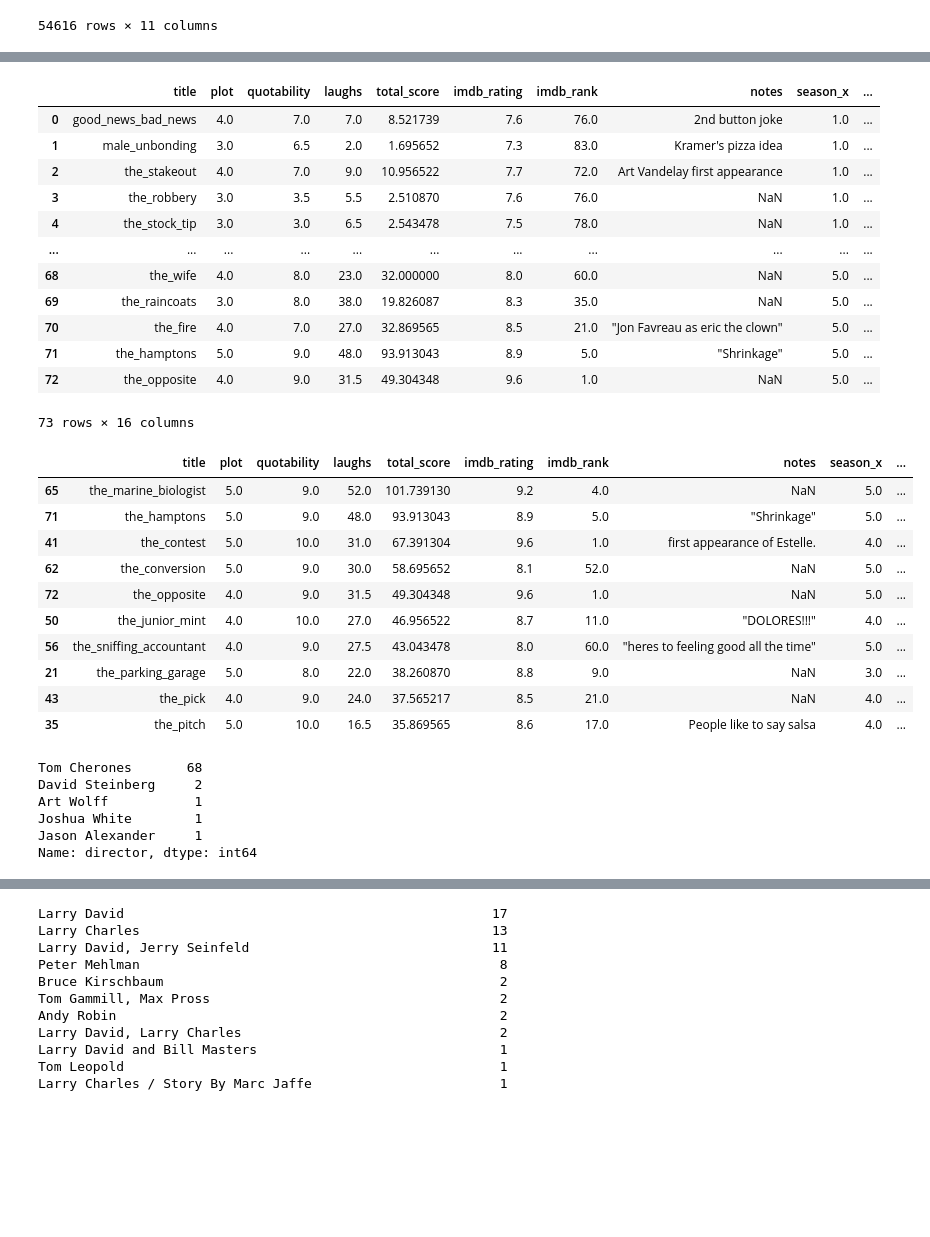
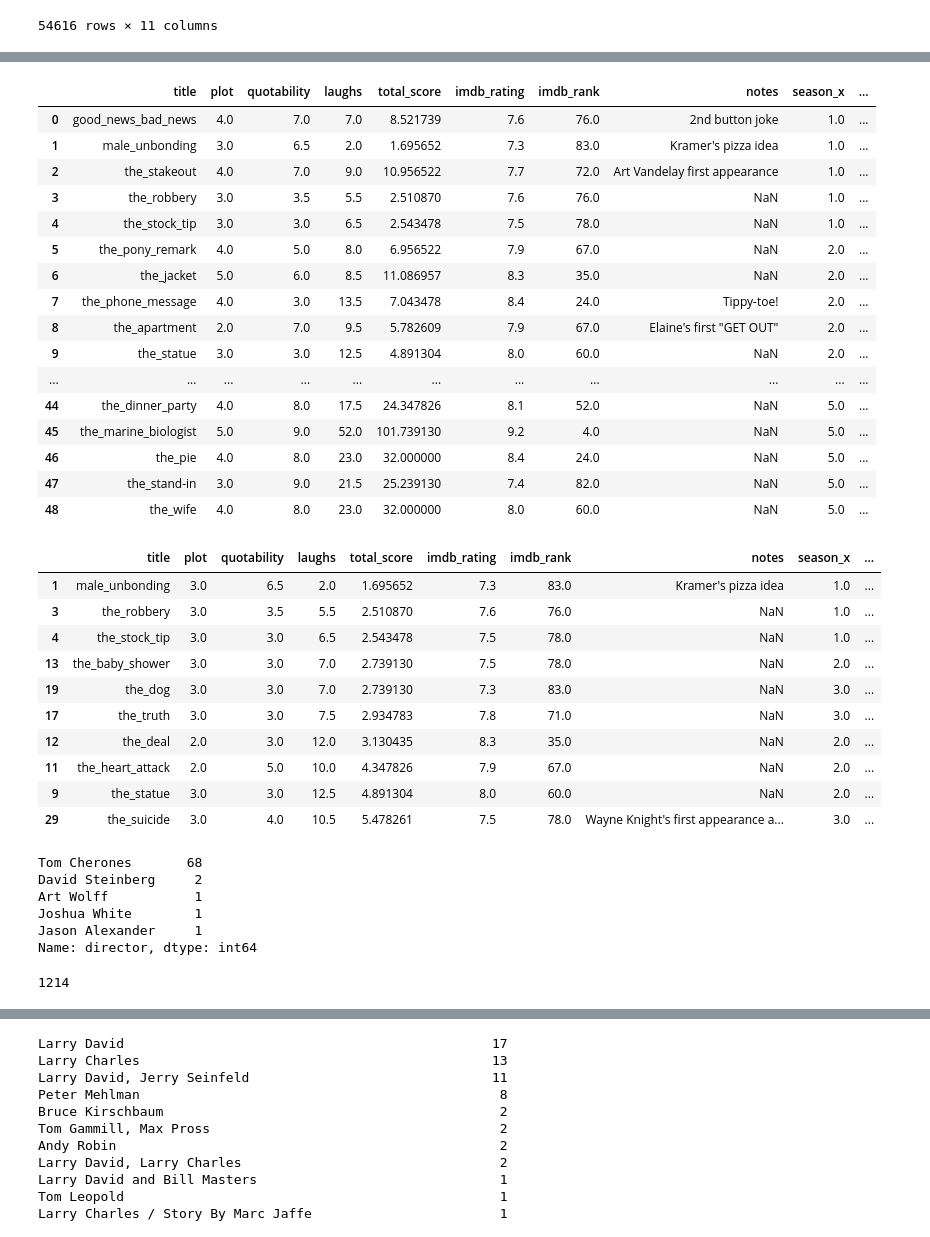
Before and after one commit to kevin-mal-smith/seinfeld, a Jupyter notebook: seinfeld_acquire.ipynb, the cells around one changed output, grey strips where cells are left out. Cells and saved outputs as stored; diff of their text form; code cells hidden in the pictures; blank space fills up the shorter version.

```diff
--- a/seinfeld_acquire.ipynb
+++ b/seinfeld_acquire.ipynb
@@ -224,3 +223,3 @@ seinfeld.title.tolist()
 # %%
-seinfeld.title = seinfeld.title.str.replace(r"\d.*\d","").str.strip().str.replace(' ','_').str.lower()
+seinfeld.title = seinfeld.title.str.replace(r" \d.\d*","").str.strip().str.replace(' ','_').str.lower()
 # %%
@@ -238,27 +263,31 @@ seinfeld
 | 2 | the_stakeout | 4.0 | 7.0 | 9.0 | 10.956522 | 7.7 | 72.0 | Art Vandelay first appearance | 1.0 | ... |
 | 3 | the_robbery | 3.0 | 3.5 | 5.5 | 2.510870 | 7.6 | 76.0 | NaN | 1.0 | ... |
 | 4 | the_stock_tip | 3.0 | 3.0 | 6.5 | 2.543478 | 7.5 | 78.0 | NaN | 1.0 | ... |
+| 5 | the_pony_remark | 4.0 | 5.0 | 8.0 | 6.956522 | 7.9 | 67.0 | NaN | 2.0 | ... |
+| 6 | the_jacket | 5.0 | 6.0 | 8.5 | 11.086957 | 8.3 | 35.0 | NaN | 2.0 | ... |
+| 7 | the_phone_message | 4.0 | 3.0 | 13.5 | 7.043478 | 8.4 | 24.0 | Tippy-toe! | 2.0 | ... |
+| 8 | the_apartment | 2.0 | 7.0 | 9.5 | 5.782609 | 7.9 | 67.0 | Elaine's first "GET OUT" | 2.0 | ... |
+| 9 | the_statue | 3.0 | 3.0 | 12.5 | 4.891304 | 8.0 | 60.0 | NaN | 2.0 | ... |
 | ... | ... | ... | ... | ... | ... | ... | ... | ... | ... | ... |
-| 68 | the_wife | 4.0 | 8.0 | 23.0 | 32.000000 | 8.0 | 60.0 | NaN | 5.0 | ... |
-| 69 | the_raincoats | 3.0 | 8.0 | 38.0 | 19.826087 | 8.3 | 35.0 | NaN | 5.0 | ... |
-| 70 | the_fire | 4.0 | 7.0 | 27.0 | 32.869565 | 8.5 | 21.0 | "Jon Favreau as eric the clown" | 5.0 | ... |
-| 71 | the_hamptons | 5.0 | 9.0 | 48.0 | 93.913043 | 8.9 | 5.0 | "Shrinkage" | 5.0 | ... |
-| 72 | the_opposite | 4.0 | 9.0 | 31.5 | 49.304348 | 9.6 | 1.0 | NaN | 5.0 | ... |
+| 44 | the_dinner_party | 4.0 | 8.0 | 17.5 | 24.347826 | 8.1 | 52.0 | NaN | 5.0 | ... |
+| 45 | the_marine_biologist | 5.0 | 9.0 | 52.0 | 101.739130 | 9.2 | 4.0 | NaN | 5.0 | ... |
+| 46 | the_pie | 4.0 | 8.0 | 23.0 | 32.000000 | 8.4 | 24.0 | NaN | 5.0 | ... |
+| 47 | the_stand-in | 3.0 | 9.0 | 21.5 | 25.239130 | 7.4 | 82.0 | NaN | 5.0 | ... |
+| 48 | the_wife | 4.0 | 8.0 | 23.0 | 32.000000 | 8.0 | 60.0 | NaN | 5.0 | ... |
-73 rows × 16 columns
 # %%
-seinfeld.sort_values('total_score',ascending=False).head(10)
+seinfeld.sort_values('total_score',ascending=True).head(10)
 # %% [output]
 |  | title | plot | quotability | laughs | total_score | imdb_rating | imdb_rank | notes | season_x | ... |
-| 65 | the_marine_biologist | 5.0 | 9.0 | 52.0 | 101.739130 | 9.2 | 4.0 | NaN | 5.0 | ... |
-| 71 | the_hamptons | 5.0 | 9.0 | 48.0 | 93.913043 | 8.9 | 5.0 | "Shrinkage" | 5.0 | ... |
-| 41 | the_contest | 5.0 | 10.0 | 31.0 | 67.391304 | 9.6 | 1.0 | first appearance of Estelle. | 4.0 | ... |
-| 62 | the_conversion | 5.0 | 9.0 | 30.0 | 58.695652 | 8.1 | 52.0 | NaN | 5.0 | ... |
-| 72 | the_opposite | 4.0 | 9.0 | 31.5 | 49.304348 | 9.6 | 1.0 | NaN | 5.0 | ... |
-| 50 | the_junior_mint | 4.0 | 10.0 | 27.0 | 46.956522 | 8.7 | 11.0 | "DOLORES!!!" | 4.0 | ... |
-| 56 | the_sniffing_accountant | 4.0 | 9.0 | 27.5 | 43.043478 | 8.0 | 60.0 | "heres to feeling good all the time" | 5.0 | ... |
-| 21 | the_parking_garage | 5.0 | 8.0 | 22.0 | 38.260870 | 8.8 | 9.0 | NaN | 3.0 | ... |
-| 43 | the_pick | 4.0 | 9.0 | 24.0 | 37.565217 | 8.5 | 21.0 | NaN | 4.0 | ... |
-| 35 | the_pitch | 5.0 | 10.0 | 16.5 | 35.869565 | 8.6 | 17.0 | People like to say salsa | 4.0 | ... |
+| 1 | male_unbonding | 3.0 | 6.5 | 2.0 | 1.695652 | 7.3 | 83.0 | Kramer's pizza idea | 1.0 | ... |
+| 3 | the_robbery | 3.0 | 3.5 | 5.5 | 2.510870 | 7.6 | 76.0 | NaN | 1.0 | ... |
+| 4 | the_stock_tip | 3.0 | 3.0 | 6.5 | 2.543478 | 7.5 | 78.0 | NaN | 1.0 | ... |
+| 13 | the_baby_shower | 3.0 | 3.0 | 7.0 | 2.739130 | 7.5 | 78.0 | NaN | 2.0 | ... |
+| 19 | the_dog | 3.0 | 3.0 | 7.0 | 2.739130 | 7.3 | 83.0 | NaN | 3.0 | ... |
+| 17 | the_truth | 3.0 | 3.0 | 7.5 | 2.934783 | 7.8 | 71.0 | NaN | 3.0 | ... |
+| 12 | the_deal | 2.0 | 3.0 | 12.0 | 3.130435 | 8.3 | 35.0 | NaN | 2.0 | ... |
+| 11 | the_heart_attack | 2.0 | 5.0 | 10.0 | 4.347826 | 7.9 | 67.0 | NaN | 2.0 | ... |
+| 9 | the_statue | 3.0 | 3.0 | 12.5 | 4.891304 | 8.0 | 60.0 | NaN | 2.0 | ... |
+| 29 | the_suicide | 3.0 | 4.0 | 10.5 | 5.478261 | 7.5 | 78.0 | Wayne Knight's first appearance a... | 3.0 | ... |
 # %%
 seinfeld.director = seinfeld.director.replace('David&nbsp; Steinberg','David Steinberg')
 # %%
@@ -274,0 +305,4 @@ grouped_scripts=scripts.groupby('SEID')
+# %%
+scripts.Character.nunique()
+# %% [output]
+1214
```
Also changed, not shown: parts of 25 cells of this notebook, 1 other file.
